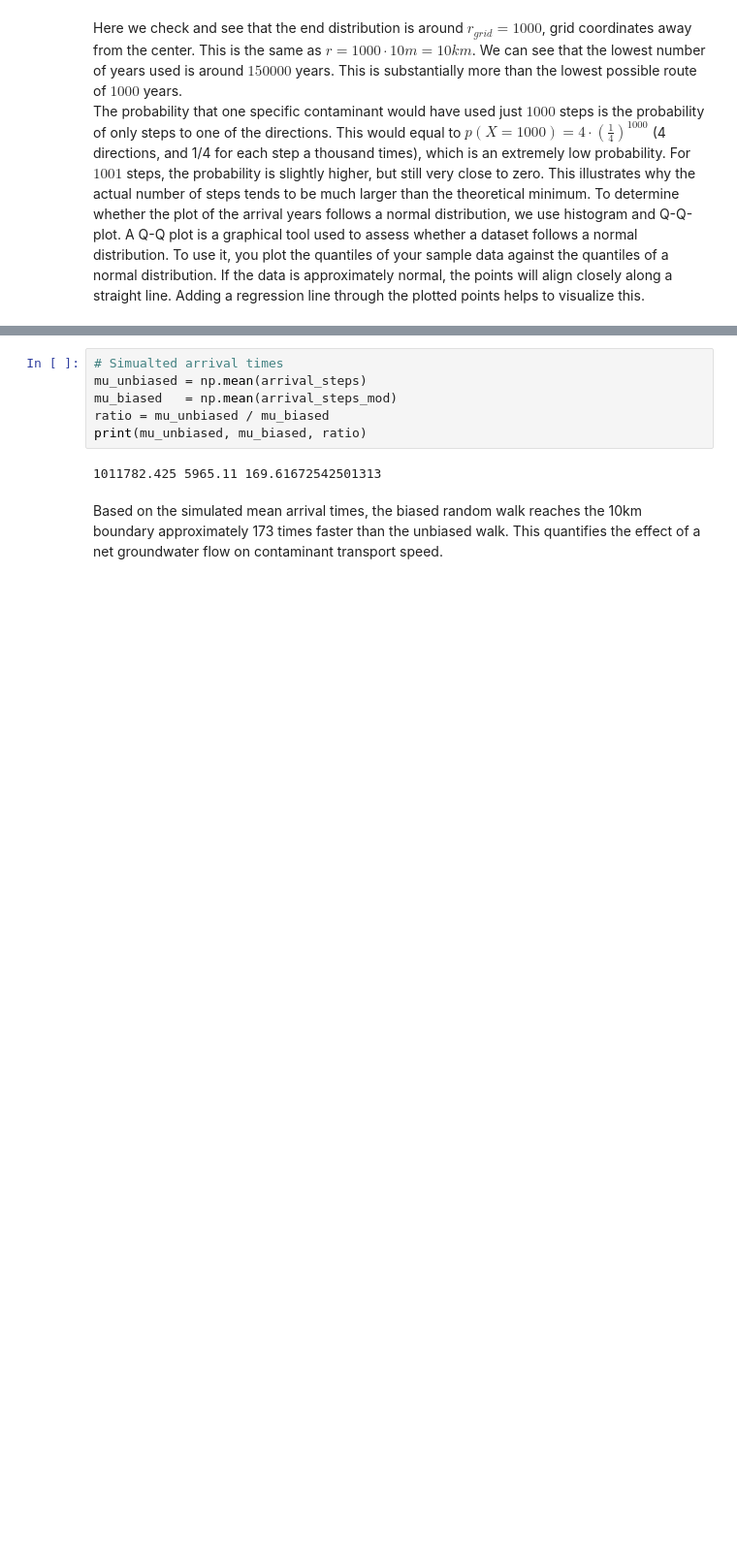
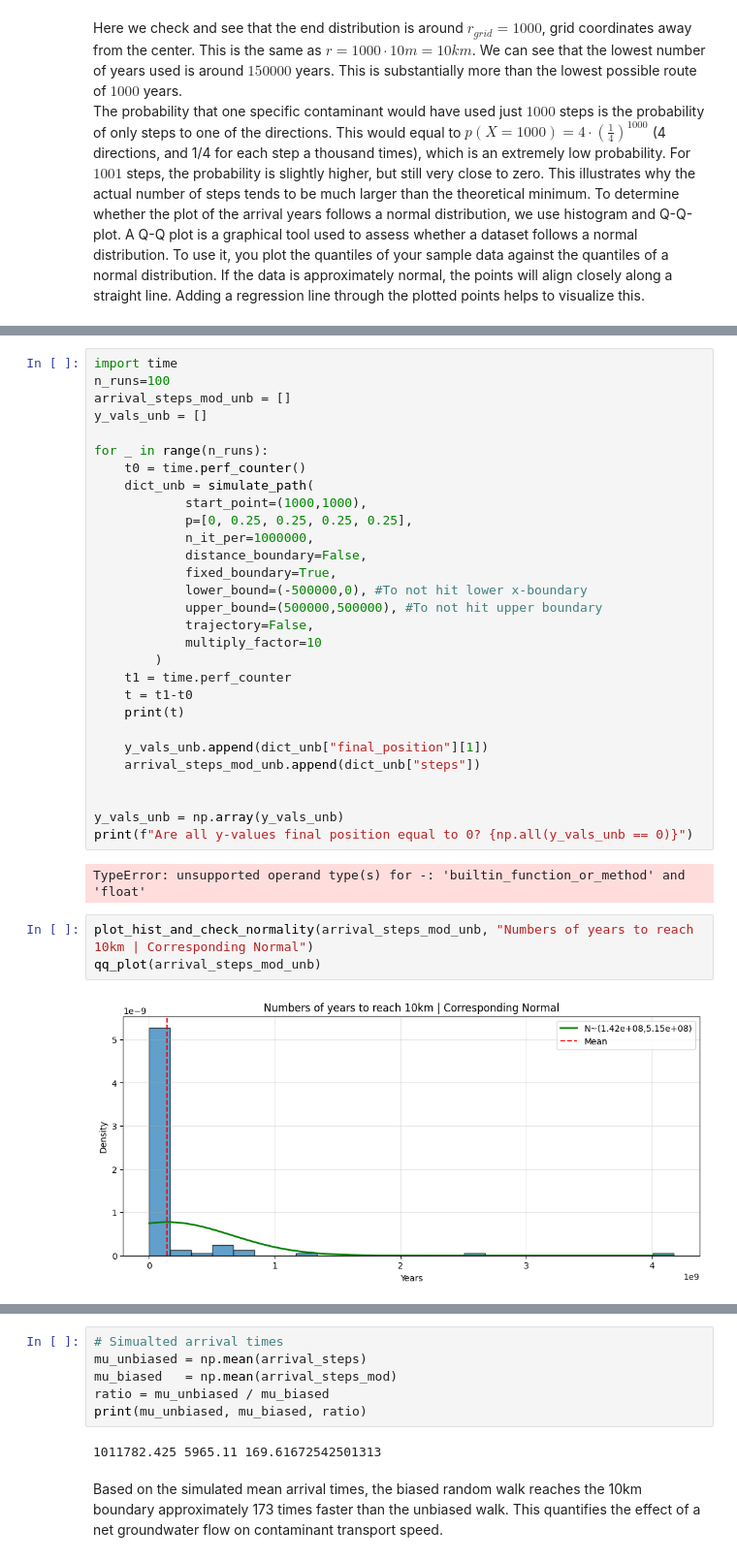
Before and after one commit to MalleBallen/Torgrim-og-Malvin-Gruppeprosjekt, a Jupyter notebook: project4/project4_q1.ipynb, the cells around one changed output, grey strips where cells are left out. Shown at 97% size. Drawn from its saved outputs; the diff is of its cells as text; blank space fills up the shorter version.

```diff
--- a/project4/project4_q1.ipynb
+++ b/project4/project4_q1.ipynb
@@ -1418,0 +1480,36 @@ qq_plot(arrival_steps_mod)
+# %%
+import time
+n_runs=100
+arrival_steps_mod_unb = []
+y_vals_unb = []
+
+for _ in range(n_runs):
+    t0 = time.perf_counter()
+    dict_unb = simulate_path(
+            start_point=(1000,1000),
+            p=[0, 0.25, 0.25, 0.25, 0.25],
+            n_it_per=1000000,
+            distance_boundary=False,
+            fixed_boundary=True,
+            lower_bound=(-500000,0), #To not hit lower x-boundary
+            upper_bound=(500000,500000), #To not hit upper boundary
+            trajectory=False,
+            multiply_factor=10
+        )
+    t1 = time.perf_counter
+    t = t1-t0
+    print(t)
+
+    y_vals_unb.append(dict_unb["final_position"][1])
+    arrival_steps_mod_unb.append(dict_unb["steps"])
+
+
+y_vals_unb = np.array(y_vals_unb)
+print(f"Are all y-values final position equal to 0? {np.all(y_vals_unb == 0)}")
+# %% [output]
+TypeError: unsupported operand type(s) for -: 'builtin_function_or_method' and 'float'
+# %%
+plot_hist_and_check_normality(arrival_steps_mod_unb, "Numbers of years to reach 10km | Corresponding Normal")
+qq_plot(arrival_steps_mod_unb)
+# %% [output]
+[figure, added]
```
Also changed, not shown: parts of 20 cells of this notebook.
